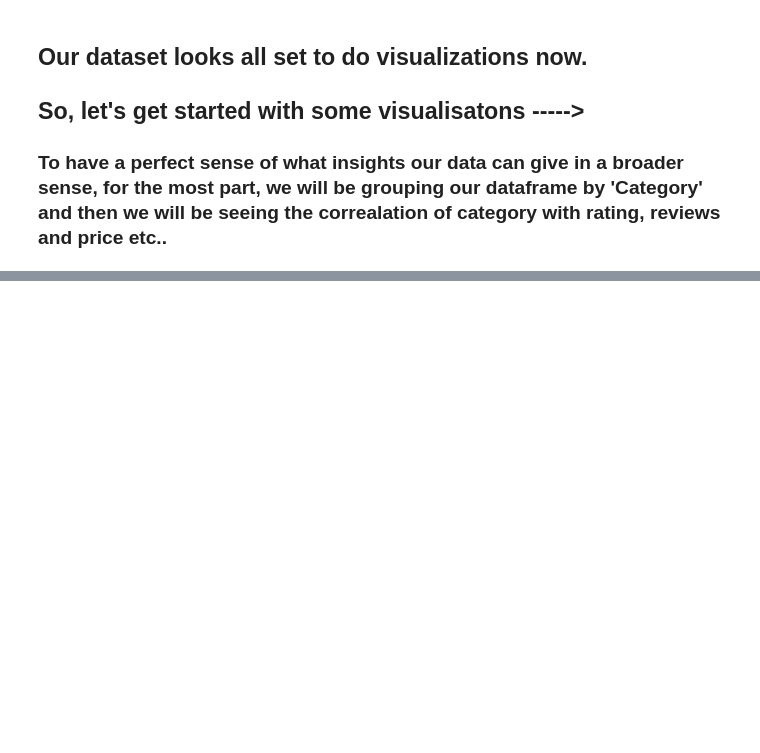
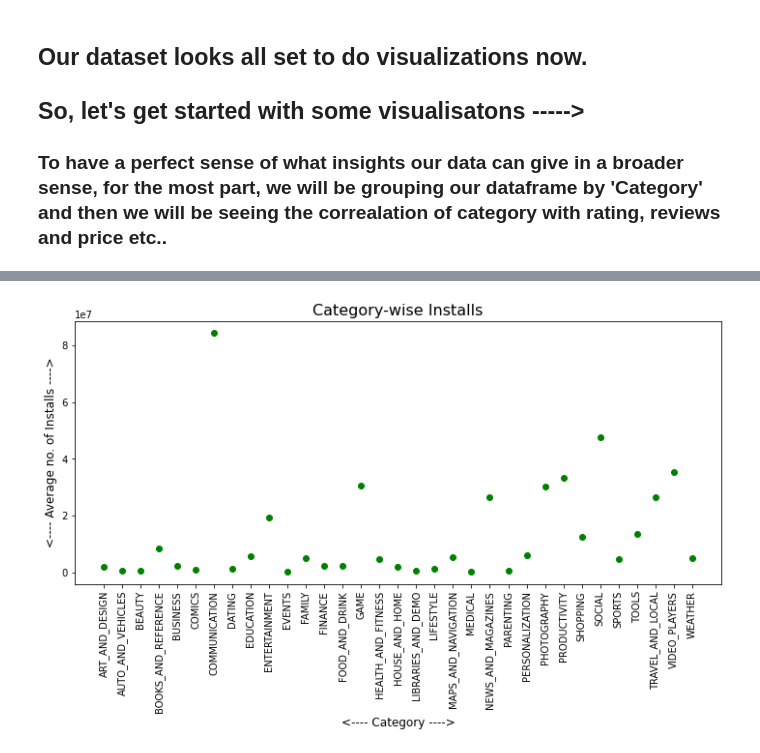
Before and after one commit to RanojoyBiswas/Play-Store-App-Review-Analysis-, a Jupyter notebook: Play_Store_App_Review_Analysis_Capstone_Project.ipynb, the cells around one changed output, grey strips where cells are left out. Drawn from its saved outputs; the diff is of its cells as text; code cells hidden in the pictures; blank space fills up the shorter version.

```diff
--- a/Play_Store_App_Review_Analysis_Capstone_Project.ipynb
+++ b/Play_Store_App_Review_Analysis_Capstone_Project.ipynb
@@ -399,0 +521,4 @@ category_df = playstore_df.groupby('Category')
+# %%
+# average Installs category wise ---->
+Install_category = category_df['Installs'].agg(np.mean)
+print(Install_category)
@@ -399,0 +543,11 @@ category_df = playstore_df.groupby('Category')
+# %%
+# plotting Categorywise Installs graph ----->
+plt.figure(figsize=(12, 5))
+plt.plot(Install_category, 'go') #color= 'b')
+plt.xticks(rotation = 90)
+plt.title('Category-wise Installs', fontsize=16)
+plt.xlabel('<---- Category ---->', fontsize=12)
+plt.ylabel('<---- Average no. of Installs ---->', fontsize=12)
+plt.show()
+# %% [output]
+[figure, added]
```
Also changed, not shown: parts of 47 cells of this notebook.
